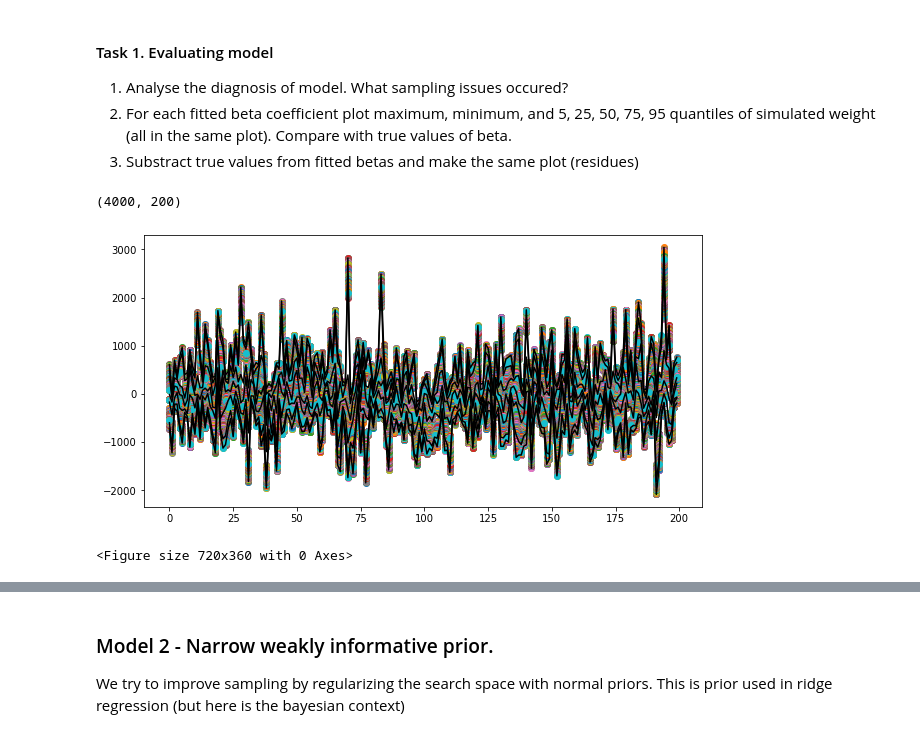
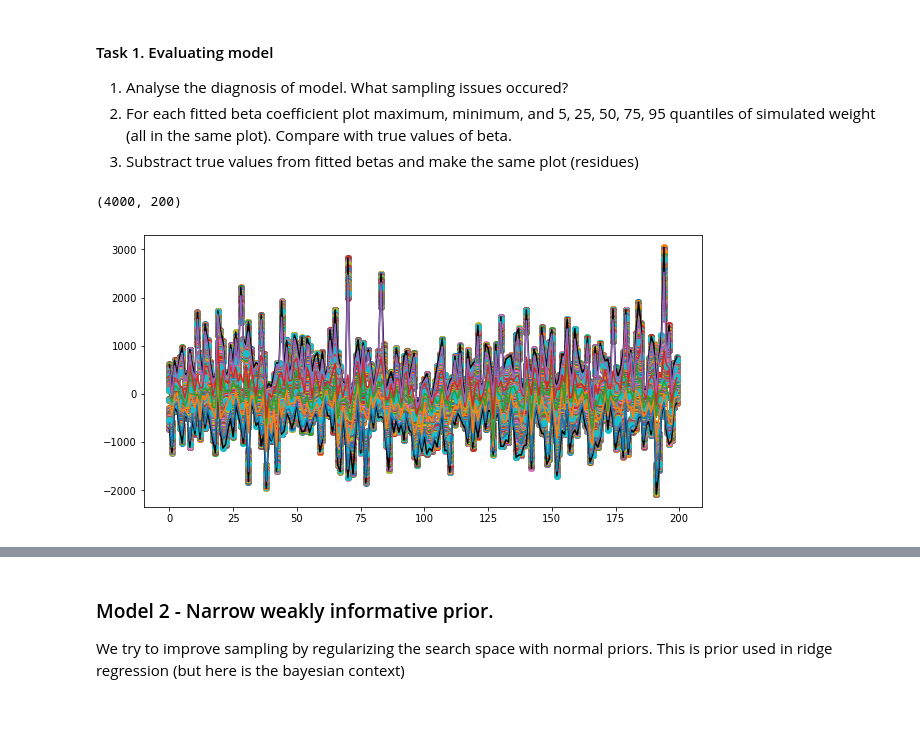
Before and after one commit to JakubBurczyk/DA_Burczyk, a Jupyter notebook: da_lab_5_l4_part2/sparsity.ipynb, the cells around one changed output, grey strips where cells are left out. Saved outputs shown, nothing was run; the diff lists cells and outputs as text; code cells hidden in the pictures.

```diff
--- a/da_lab_5_l4_part2/sparsity.ipynb
+++ b/da_lab_5_l4_part2/sparsity.ipynb
@@ -107,42 +106,32 @@ l=[]
 x=[]
 mini=[]
 maxi=[]
 quantiles = {5:[], 25:[], 50: [], 75: [], 95: []}
 i = 0
 for col in draws_fit_unf_iloc:
     beta = draws_fit_unf_iloc[col]
     beta = np.array(beta.tolist())
     l.append(beta)
     x.append(np.linspace(i,i,num=len(beta)))
 
     mini.append(np.quantile(beta,0))
     maxi.append(np.quantile(beta,1))
     quantiles[5].append(np.quantile(beta,0.05))
     quantiles[25].append(np.quantile(beta,0.25))
     quantiles[50].append(np.quantile(beta,0.50))
     quantiles[75].append(np.quantile(beta,0.75))
     quantiles[95].append(np.quantile(beta,0.95))
 
     i += 1
 
 plt.figure(figsize=(10,5))
 plt.plot(x,l,'o')
 plt.plot(mini,'k')
 plt.plot(maxi,'k')
 
 for quant in quantiles:
-    plt.plot(quantiles[quant],'k')
+    plt.plot(quantiles[quant])
 plt.show()
 # %% [output]
 (4000, 200)
-[figure, old version]
+[figure, new version]
-# %%
-plt.figure(figsize=(10,5))
-beta_s_list = beta_s.tolist()
-for i in range(len(l)):
-    beta[i] = beta[i] - beta_s_list[i]
-
-plt.plot(x,l,'o')
-plt.show()
-# %% [output]
-<Figure size 720x360 with 0 Axes>
```
Also changed, not shown: parts of 13 cells of this notebook, 3 other files.
